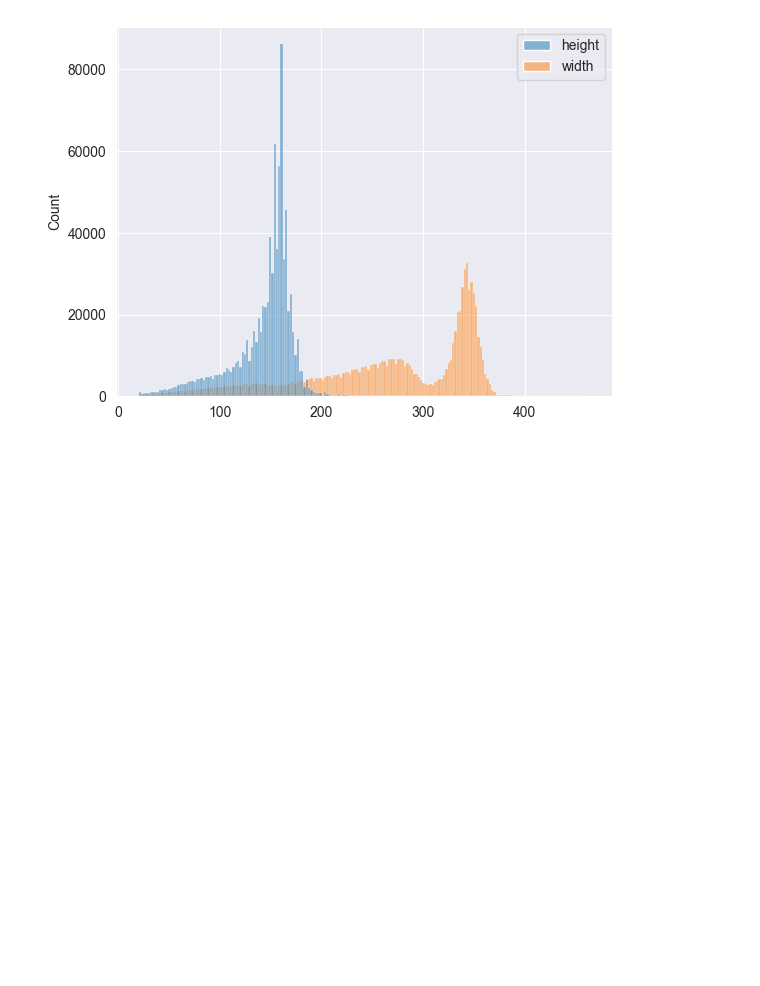
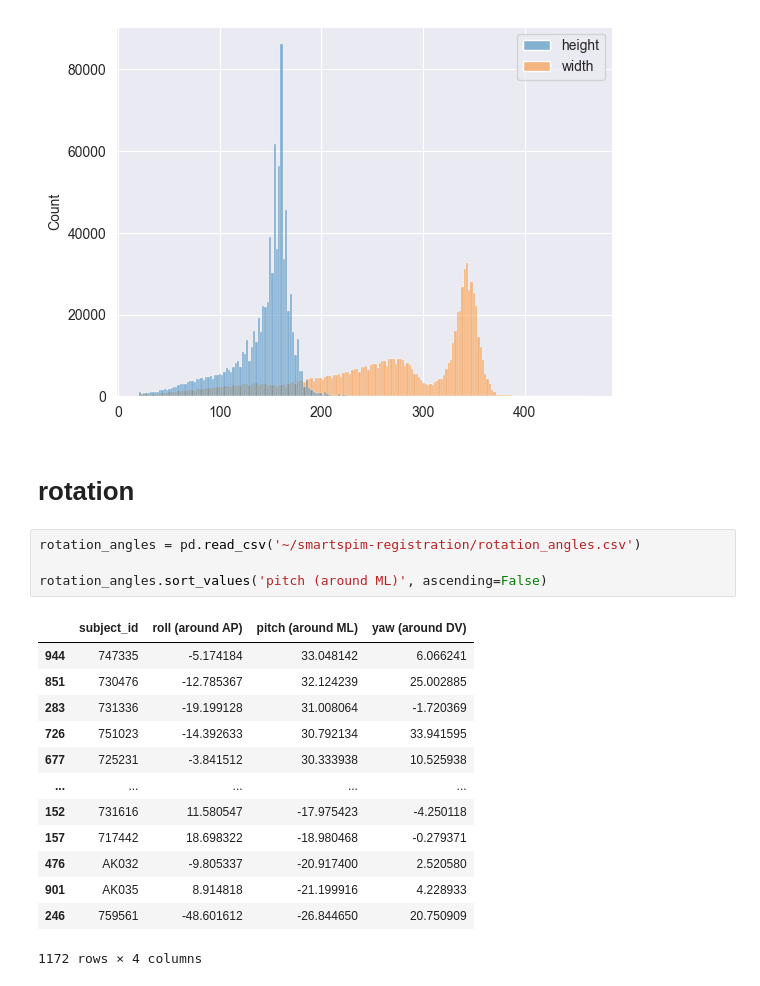
Before and after one commit to AllenInstitute/deep_ccf_registration, a Jupyter notebook: scripts/explore_scratch.ipynb, the cells around one changed output. Drawn from its saved outputs; the diff is of its cells as text; blank space fills up the shorter version.

```diff
--- a/scripts/explore_scratch.ipynb
+++ b/scripts/explore_scratch.ipynb
@@ -334,3 +334,23 @@ sns.histplot(bbox_dims.set_index('sid') * 16/48)
 # %% [output]
 <Axes: ylabel='Count'>
 [figure]
+# %% [markdown]
+# rotation
+# %%
+rotation_angles = pd.read_csv('~/smartspim-registration/rotation_angles.csv')
+
+rotation_angles.sort_values('pitch (around ML)', ascending=False)
+# %% [output]
+|  | subject_id | roll (around AP) | pitch (around ML) | yaw (around DV) |
+| 944 | 747335 | -5.174184 | 33.048142 | 6.066241 |
+| 851 | 730476 | -12.785367 | 32.124239 | 25.002885 |
+| 283 | 731336 | -19.199128 | 31.008064 | -1.720369 |
+| 726 | 751023 | -14.392633 | 30.792134 | 33.941595 |
+| 677 | 725231 | -3.841512 | 30.333938 | 10.525938 |
+| ... | ... | ... | ... | ... |
+| 152 | 731616 | 11.580547 | -17.975423 | -4.250118 |
+| 157 | 717442 | 18.698322 | -18.980468 | -0.279371 |
+| 476 | AK032 | -9.805337 | -20.917400 | 2.520580 |
+| 901 | AK035 | 8.914818 | -21.199916 | 4.228933 |
+| 246 | 759561 | -48.601612 | -26.844650 | 20.750909 |
+1172 rows × 4 columns
```
Also changed, not shown: 3 other files.
